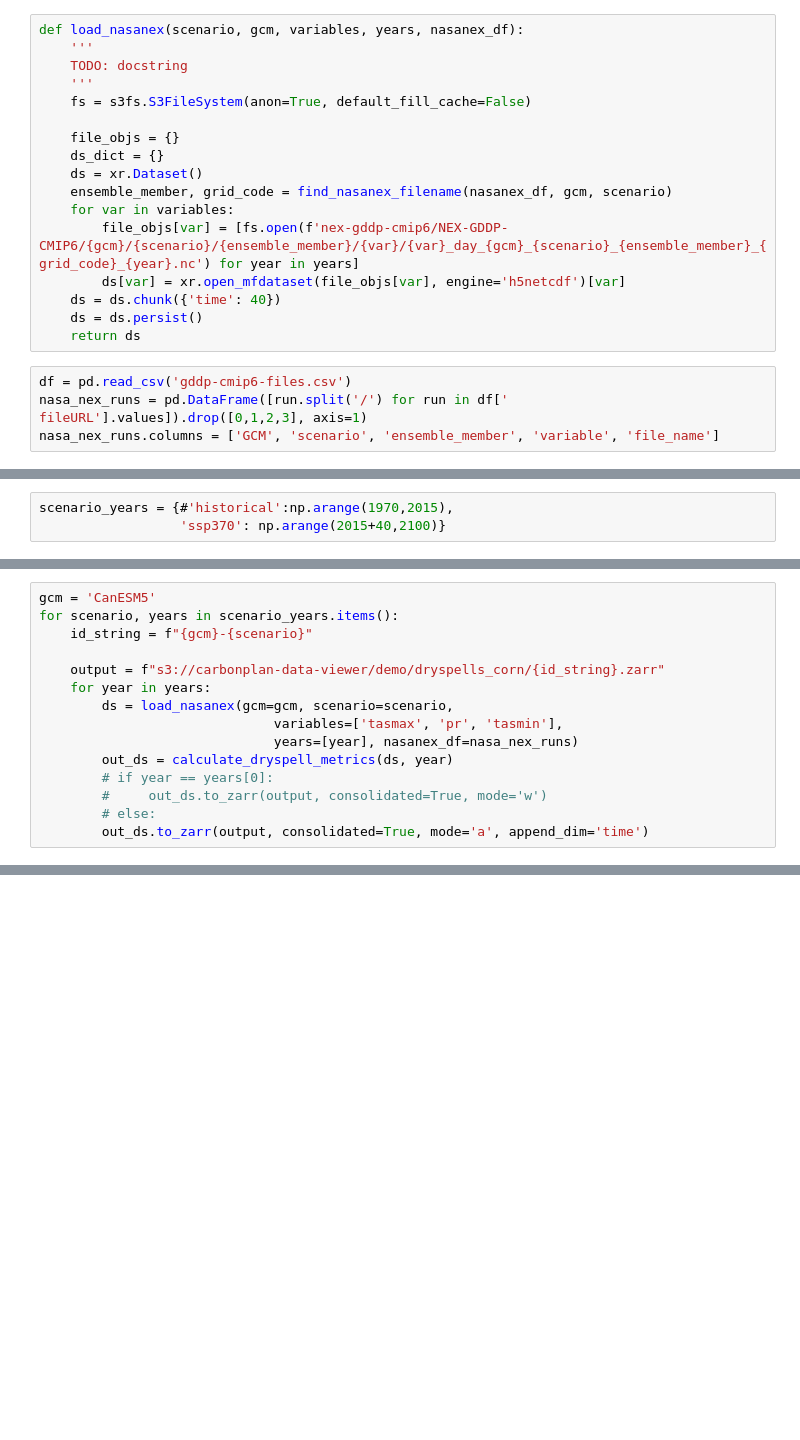
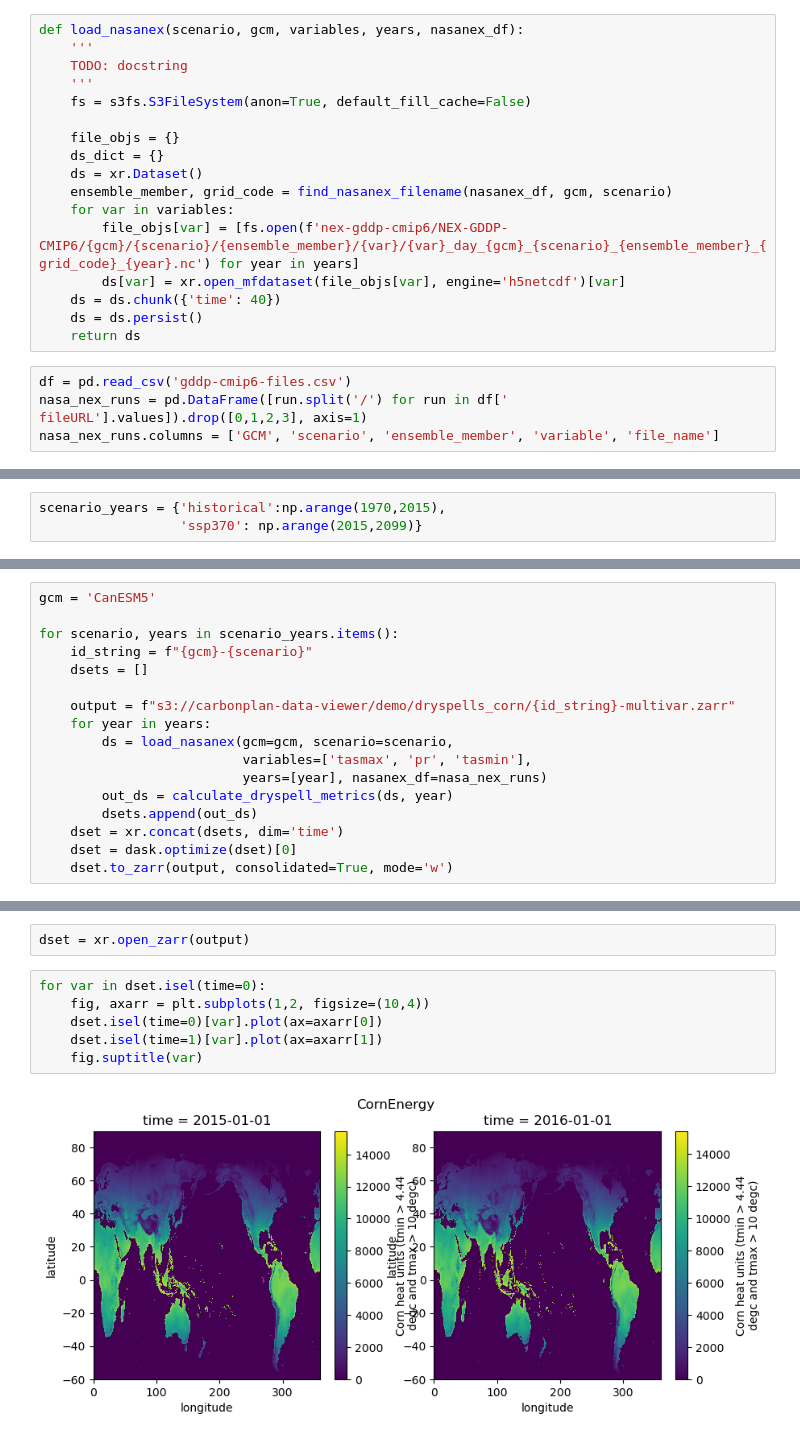
Before and after one commit to carbonplan/drought, a Jupyter notebook: corn_dryspells.ipynb, the cells around one changed output, grey strips where cells are left out. Drawn from its saved outputs; the diff is of its cells as text; blank space fills up the shorter version.

```diff
--- a/corn_dryspells.ipynb
+++ b/corn_dryspells.ipynb
@@ -66,4 +85,4 @@ GROWING_SEASON_THRESHOLD = 10
 # %%
-scenario_years = {#'historical':np.arange(1970,2015),
-                  'ssp370': np.arange(2015+40,2100)}
+scenario_years = {'historical':np.arange(1970,2015),
+                  'ssp370': np.arange(2015,2099)}
 # %%
@@ -95,16 +139,18 @@ def calculate_dryspell_metrics(ds, year, dryspell_treshold=1.0, dryspell_length=
     return results
 # %%
 gcm = 'CanESM5'
+
 for scenario, years in scenario_years.items():
     id_string = f"{gcm}-{scenario}"
+    dsets = []
 
-    output = f"s3://carbonplan-data-viewer/demo/dryspells_corn/{id_string}.zarr"
+    output = f"s3://carbonplan-data-viewer/demo/dryspells_corn/{id_string}-multivar.zarr"
     for year in years:
         ds = load_nasanex(gcm=gcm, scenario=scenario,
-                              variables=['tasmax', 'pr', 'tasmin'],
-                              years=[year], nasanex_df=nasa_nex_runs)
+                          variables=['tasmax', 'pr', 'tasmin'],
+                          years=[year], nasanex_df=nasa_nex_runs)
         out_ds = calculate_dryspell_metrics(ds, year)
-        # if year == years[0]:
-        #     out_ds.to_zarr(output, consolidated=True, mode='w')
-        # else:
-        out_ds.to_zarr(output, consolidated=True, mode='a', append_dim='time')
+        dsets.append(out_ds)
+    dset = xr.concat(dsets, dim='time')
+    dset = dask.optimize(dset)[0]
+    dset.to_zarr(output, consolidated=True, mode='w')
@@ -110,0 +175,10 @@ for scenario, years in scenario_years.items():
+# %%
+dset = xr.open_zarr(output)
+# %%
+for var in dset.isel(time=0):
+    fig, axarr = plt.subplots(1,2, figsize=(10,4))
+    dset.isel(time=0)[var].plot(ax=axarr[0])
+    dset.isel(time=1)[var].plot(ax=axarr[1])
+    fig.suptitle(var)
+# %% [output]
+[figure, added]
```
Also changed, not shown: parts of 27 cells of this notebook.
